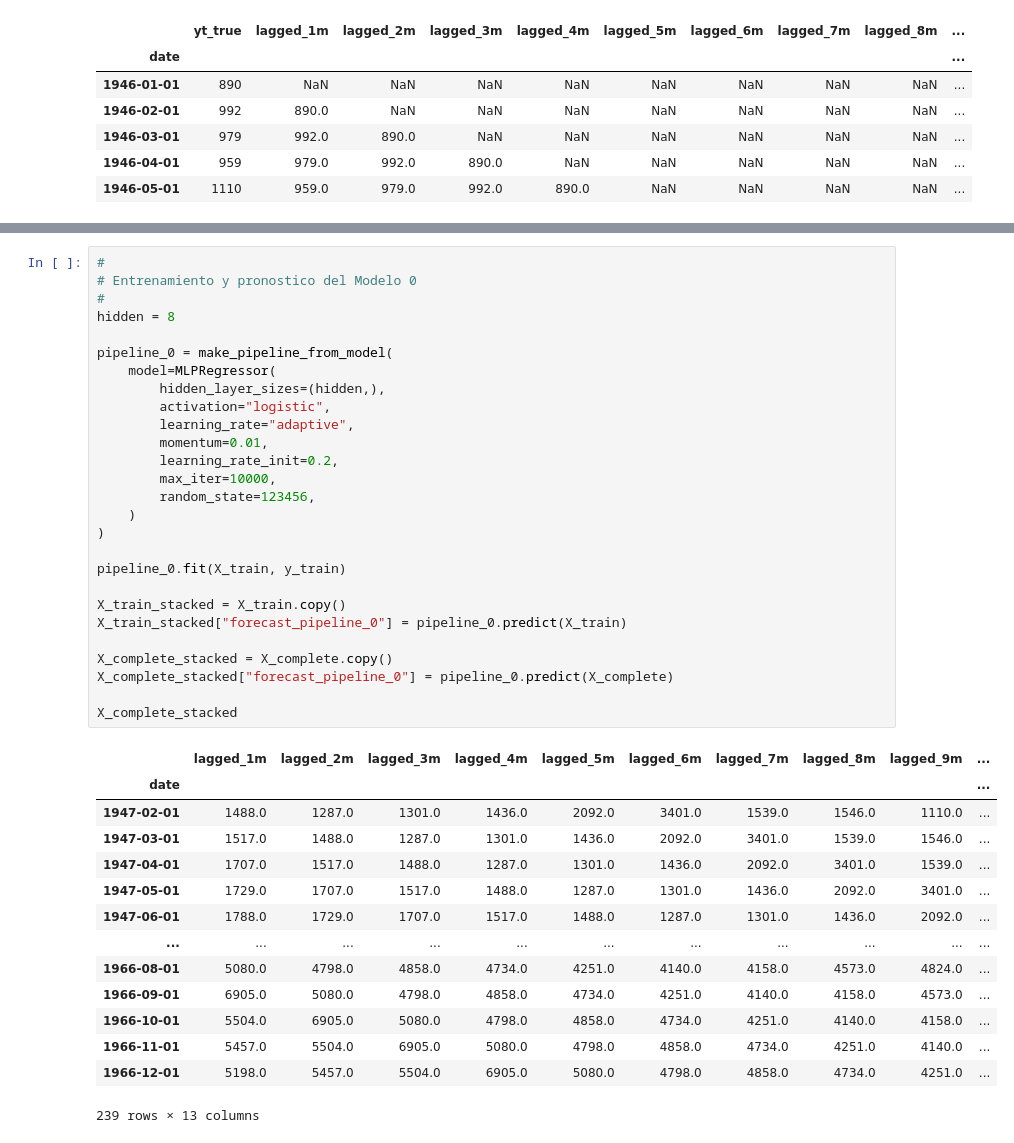
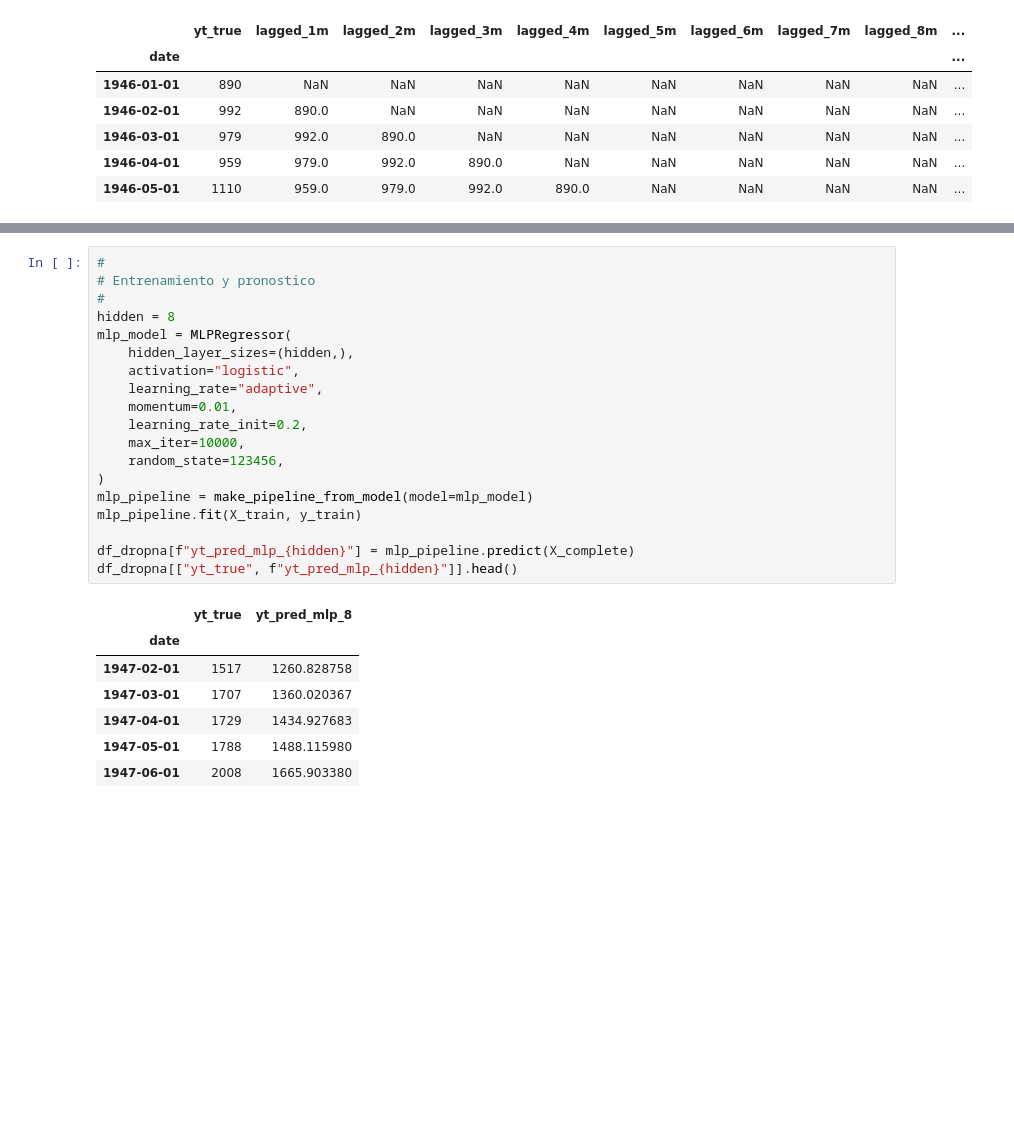
Before and after one commit to 2025-2-predictiva/PRE-13-prediccion-basica-series-de-tiempo-vatamayog, a Jupyter notebook: homework/homework_5.ipynb, the cells around one changed output, grey strips where cells are left out. Cells and saved outputs as stored; diff of their text form; blank space fills up the shorter version.

```diff
--- a/homework/homework_5.ipynb
+++ b/homework/homework_5.ipynb
@@ -114,43 +115,28 @@ def make_pipeline_from_model(model):
     )
 # %%
 #
-# Entrenamiento y pronostico del Modelo 0
+# Entrenamiento y pronostico
 #
 hidden = 8
+mlp_model = MLPRegressor(
+    hidden_layer_sizes=(hidden,),
+    activation="logistic",
+    learning_rate="adaptive",
+    momentum=0.01,
+    learning_rate_init=0.2,
+    max_iter=10000,
+    random_state=123456,
+)
+mlp_pipeline = make_pipeline_from_model(model=mlp_model)
+mlp_pipeline.fit(X_train, y_train)
 
-pipeline_0 = make_pipeline_from_model(
-    model=MLPRegressor(
-        hidden_layer_sizes=(hidden,),
-        activation="logistic",
-        learning_rate="adaptive",
-        momentum=0.01,
-        learning_rate_init=0.2,
-        max_iter=10000,
-        random_state=123456,
-    )
-)
-
-pipeline_0.fit(X_train, y_train)
-
-X_train_stacked = X_train.copy()
-X_train_stacked["forecast_pipeline_0"] = pipeline_0.predict(X_train)
-
-X_complete_stacked = X_complete.copy()
-X_complete_stacked["forecast_pipeline_0"] = pipeline_0.predict(X_complete)
-
-X_complete_stacked
+df_dropna[f"yt_pred_mlp_{hidden}"] = mlp_pipeline.predict(X_complete)
+df_dropna[["yt_true", f"yt_pred_mlp_{hidden}"]].head()
 # %% [output]
-|  | lagged_1m | lagged_2m | lagged_3m | lagged_4m | lagged_5m | lagged_6m | lagged_7m | lagged_8m | lagged_9m | ... |
-| date |  |  |  |  |  |  |  |  |  | ... |
-| 1947-02-01 | 1488.0 | 1287.0 | 1301.0 | 1436.0 | 2092.0 | 3401.0 | 1539.0 | 1546.0 | 1110.0 | ... |
-| 1947-03-01 | 1517.0 | 1488.0 | 1287.0 | 1301.0 | 1436.0 | 2092.0 | 3401.0 | 1539.0 | 1546.0 | ... |
-| 1947-04-01 | 1707.0 | 1517.0 | 1488.0 | 1287.0 | 1301.0 | 1436.0 | 2092.0 | 3401.0 | 1539.0 | ... |
-| 1947-05-01 | 1729.0 | 1707.0 | 1517.0 | 1488.0 | 1287.0 | 1301.0 | 1436.0 | 2092.0 | 3401.0 | ... |
-| 1947-06-01 | 1788.0 | 1729.0 | 1707.0 | 1517.0 | 1488.0 | 1287.0 | 1301.0 | 1436.0 | 2092.0 | ... |
-| ... | ... | ... | ... | ... | ... | ... | ... | ... | ... | ... |
-| 1966-08-01 | 5080.0 | 4798.0 | 4858.0 | 4734.0 | 4251.0 | 4140.0 | 4158.0 | 4573.0 | 4824.0 | ... |
-| 1966-09-01 | 6905.0 | 5080.0 | 4798.0 | 4858.0 | 4734.0 | 4251.0 | 4140.0 | 4158.0 | 4573.0 | ... |
-| 1966-10-01 | 5504.0 | 6905.0 | 5080.0 | 4798.0 | 4858.0 | 4734.0 | 4251.0 | 4140.0 | 4158.0 | ... |
-| 1966-11-01 | 5457.0 | 5504.0 | 6905.0 | 5080.0 | 4798.0 | 4858.0 | 4734.0 | 4251.0 | 4140.0 | ... |
-| 1966-12-01 | 5198.0 | 5457.0 | 5504.0 | 6905.0 | 5080.0 | 4798.0 | 4858.0 | 4734.0 | 4251.0 | ... |
+|  | yt_true | yt_pred_mlp_8 |
+| date |  |  |
+| 1947-02-01 | 1517 | 1260.828758 |
+| 1947-03-01 | 1707 | 1360.020367 |
+| 1947-04-01 | 1729 | 1434.927683 |
+| 1947-05-01 | 1788 | 1488.115980 |
+| 1947-06-01 | 2008 | 1665.903380 |
-239 rows × 13 columns
```
Also changed, not shown: parts of 8 cells of this notebook, 5 other files.
